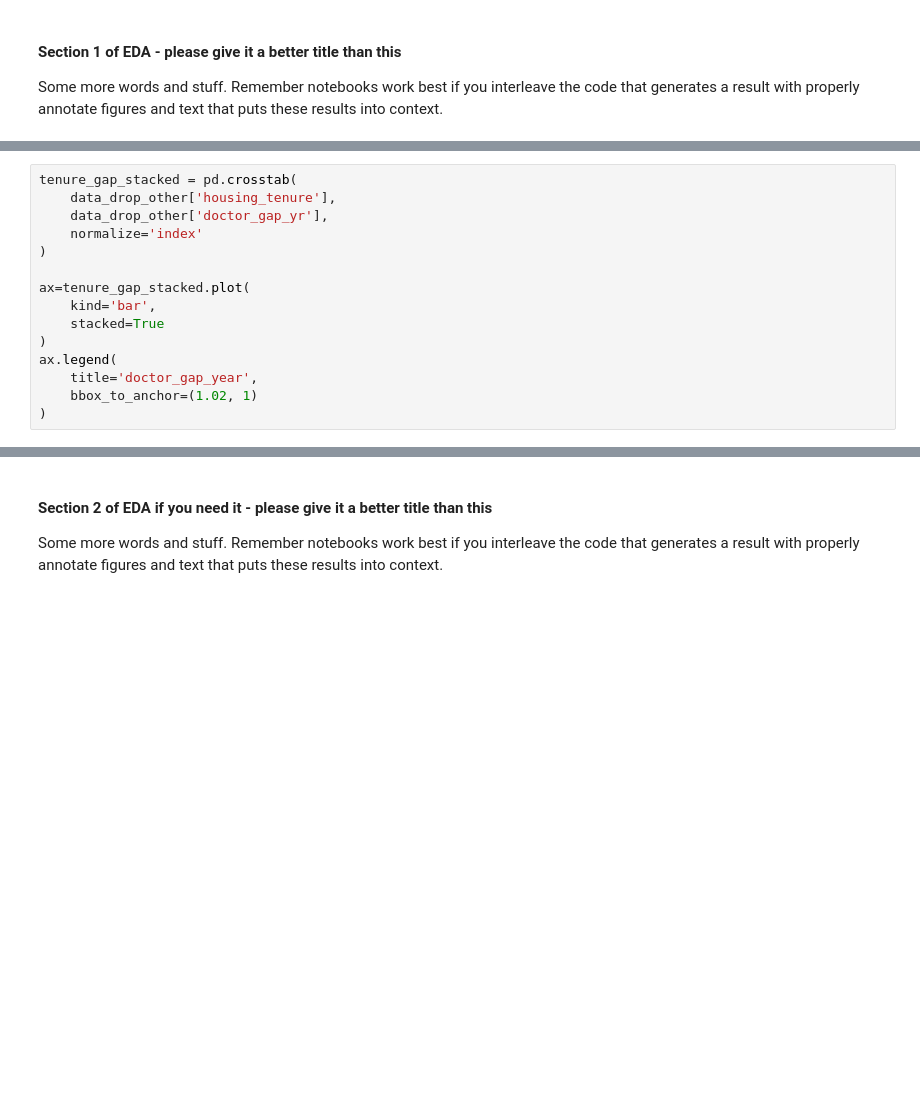
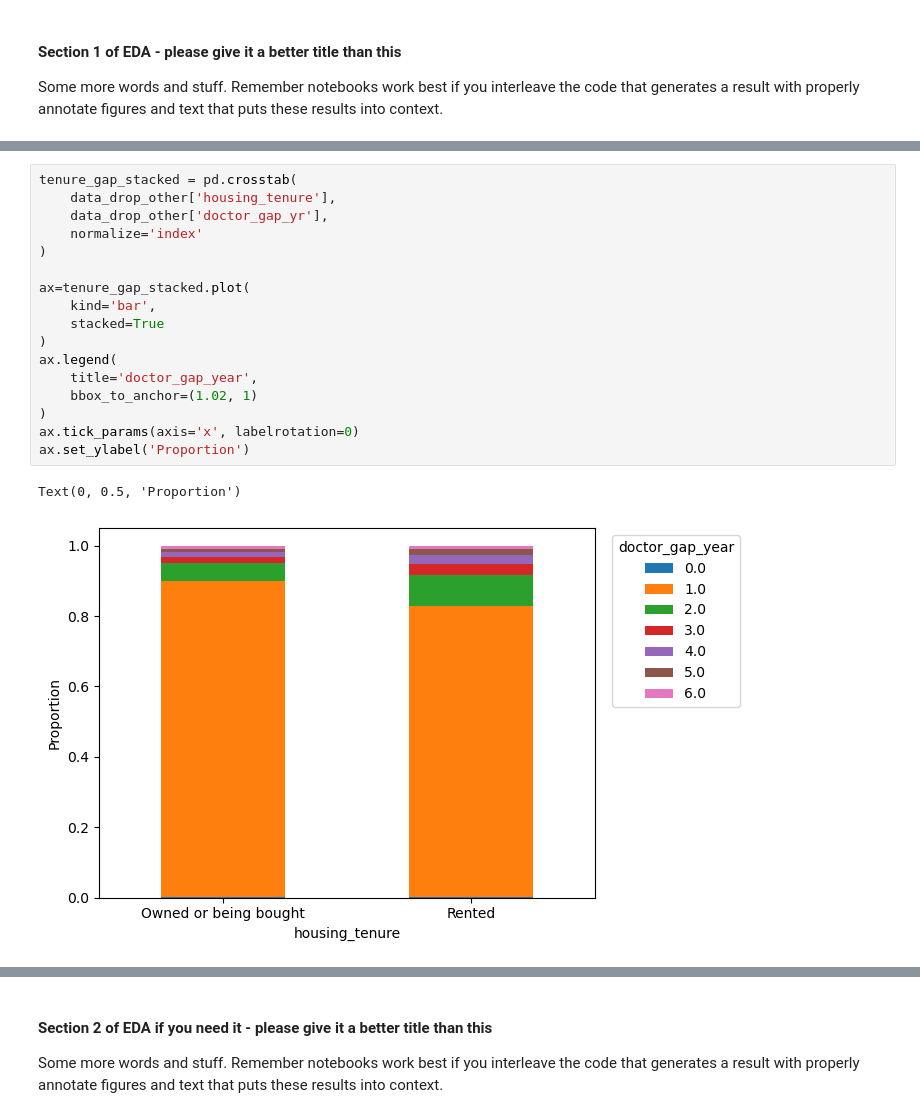
Before and after one commit to COGS108/Group-SP26-079, a Jupyter notebook: 02-EDACheckpoint.ipynb, the cells around one changed output, grey strips where cells are left out. Saved outputs shown, nothing was run; the diff lists cells and outputs as text; blank space fills up the shorter version.

```diff
--- a/02-EDACheckpoint.ipynb
+++ b/02-EDACheckpoint.ipynb
@@ -256,18 +294,23 @@ ax.legend(
 # %%
 tenure_gap_stacked = pd.crosstab(
     data_drop_other['housing_tenure'],
     data_drop_other['doctor_gap_yr'],
     normalize='index'
 )
 
 ax=tenure_gap_stacked.plot(
     kind='bar',
     stacked=True
 )
 ax.legend(
     title='doctor_gap_year',
     bbox_to_anchor=(1.02, 1)
 )
+ax.tick_params(axis='x', labelrotation=0)
+ax.set_ylabel('Proportion')
+# %% [output]
+Text(0, 0.5, 'Proportion')
+[figure, added]
 # %%
 tenure_health_stacked = pd.crosstab(
     data_drop_other['housing_tenure'],
```
Also changed, not shown: parts of 18 cells of this notebook.
